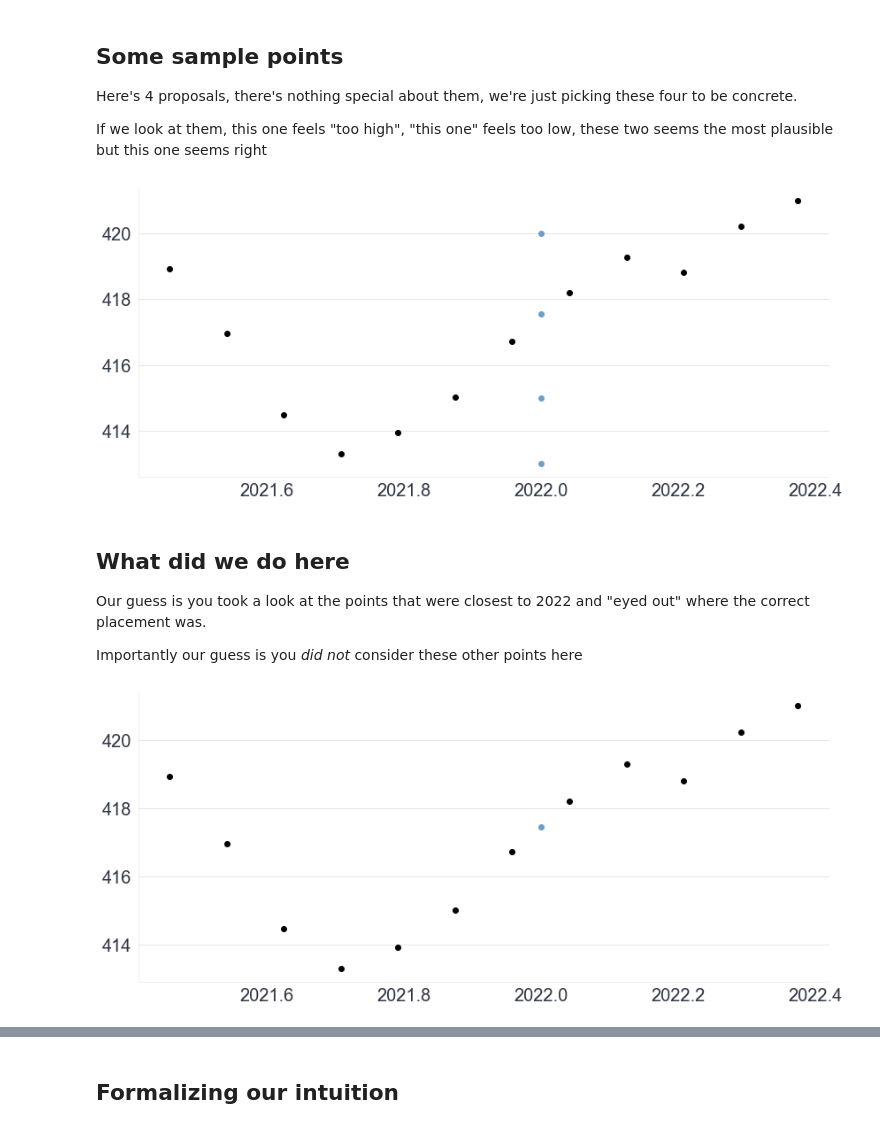
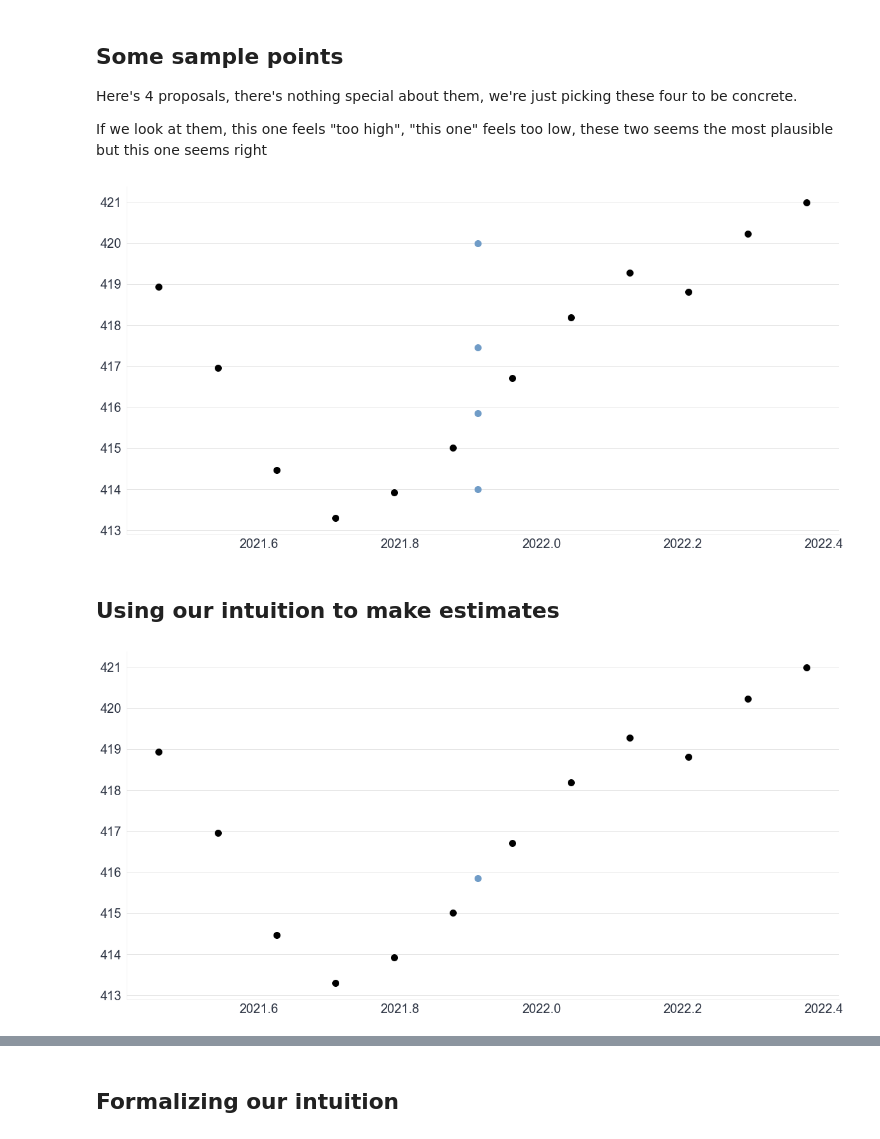
Before and after one commit to bwengals/etc, a Jupyter notebook: lesson_2_Section_30_new.ipynb, the cells around one changed output, grey strips where cells are left out. Cells and saved outputs as stored; diff of their text form; code cells hidden in the pictures.

```diff
--- a/lesson_2_Section_30_new.ipynb
+++ b/lesson_2_Section_30_new.ipynb
@@ -6,7 +6,7 @@ import pandas as pd
 import pymc as pm
 
 plt.style.use('intuitivebayes.mplstyle')
-figsize = (25,9)
+figsize = (24,12)
 # %%
 import pymc.sampling_jax
 # %%
@@ -92,0 +105,2 @@ plt.legend();
+# %%
+date_of_interest = 2021.911
@@ -110,21 +135,21 @@ Here's 4 proposals, there's nothing special about them, we're just picking these
 
 If we look at them, this one feels "too high", "this one" feels too low, these two seems the most plausible but this one seems right
 # %%
+plt.figure(figsize=figsize)
+
 plot_data()
 
-y_vals = (413, 415, 417.45, 420)
+y_vals = (414, 415.86, 417.45, 420)
 
 for y_val in y_vals:
-    plt.plot(2022, y_val, marker="o", c="C5")
+    plt.plot(date_of_interest, y_val, marker="o", c="C5")
 # %% [output]
-[figure, old version]
+[figure, new version]
 # %% [markdown]
-## What did we do here
-Our guess is you took a look at the points that were closest to 2022 and "eyed out" where the correct placement was.
-
-Importantly our guess is you *did not* consider these other points here
+## Using our intuition to make estimates
 # %%
+plt.figure(figsize=figsize)
 plot_data()
-plt.plot(2022, 417.45, marker="o", c="C5");
+plt.plot(date_of_interest, y_vals[1], marker="o", c="C5");
 # %% [output]
-[figure, old version]
+[figure, new version]
```
Also changed, not shown: parts of 34 cells of this notebook, 3 other files.
